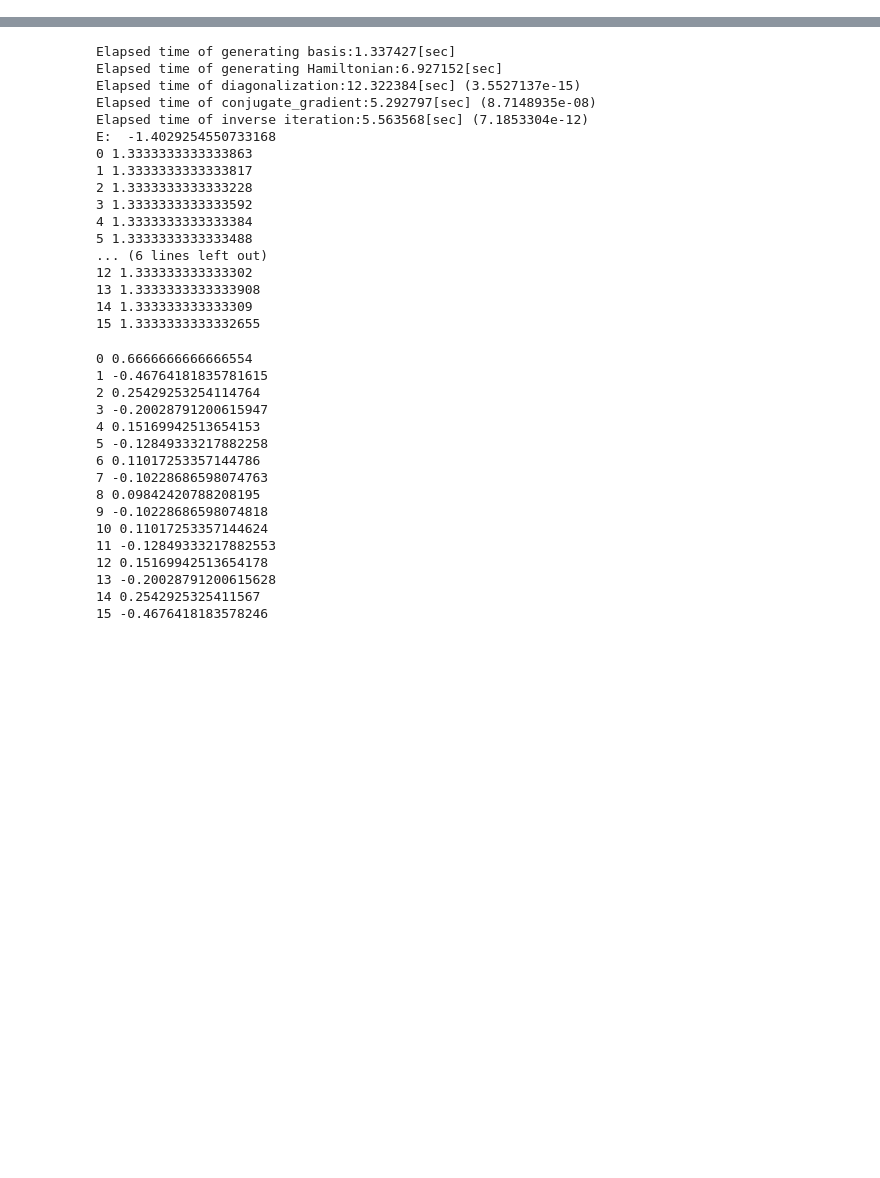
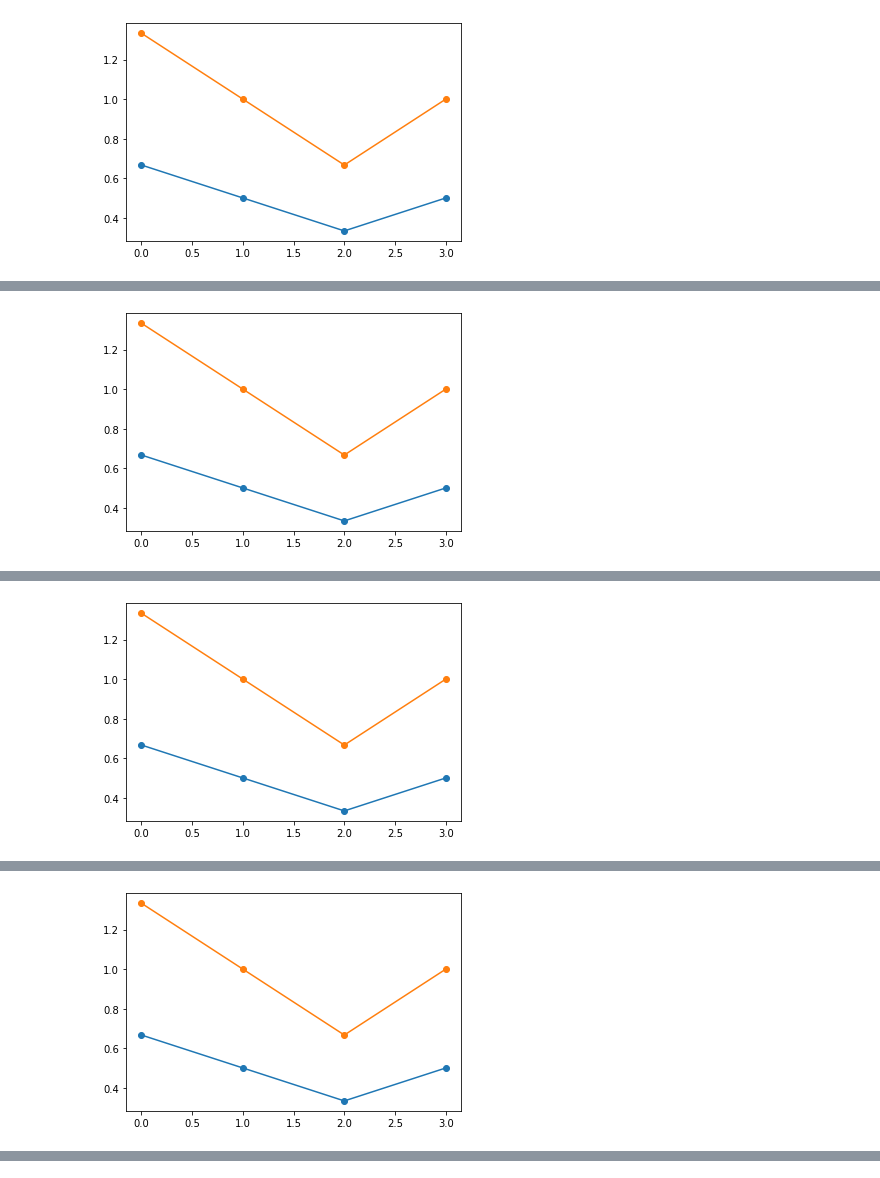
Before and after one commit to K-Suzuki-Jij/compnal_archived, a Jupyter notebook: notebooks/Untitled.ipynb, the cells around one changed output, grey strips where cells are left out. Cells and saved outputs as stored; diff of their text form; code cells hidden in the pictures; blank space fills up the shorter version.

Commit message:
Modify graph class

```diff
--- a/notebooks/Untitled.ipynb
+++ b/notebooks/Untitled.ipynb
@@ -6,7 +7,20 @@ import compnal
 # %%
-model = compnal.model.XXZ_1D(system_size = 16, spin = 1)
-model.set_J_z([1.0])
-model.set_J_xy([1.0])
+model = compnal.model.XXZ_1D(system_size = 4, spin = 1)
 model.boundary_condition = compnal.model.bc.PBC
+ed = compnal.solver.ExactDiag(model)
 # %%
-ed = compnal.solver.ExactDiag(model)
+for J_1 in [0.1, 0.2, 0.3, 0.4, 0.5, 0.6, 0.7]:
+    ed.model.set_J_z ([1.0, J_1])
+    ed.model.set_J_xy([1.0, J_1])
+    ed.calculate_ground_state()
+    r_set = [i for i in range(ed.model.system_size)]
+    szsz = []
+    spsm = []
+    for r in r_set:
+        szsz.append(abs(ed.calculate_correlation_function(ed.model.Sz, 0, ed.model.Sz, r)))
+        spsm.append(abs(ed.calculate_correlation_function(ed.model.Sp, 0, ed.model.Sm, r)))
+    print("E:", ed.get_eigenvalues())
+    plt.plot(r_set, szsz, marker="o")
+    plt.plot(r_set, spsm, marker="o")
+    plt.show()
+# %% [output]
@@ -12,0 +32 @@ ed = compnal.solver.ExactDiag(model)
+[figure, added]
@@ -12,0 +36 @@ ed = compnal.solver.ExactDiag(model)
+[figure, added]
@@ -12,0 +40 @@ ed = compnal.solver.ExactDiag(model)
+[figure, added]
@@ -12,0 +44 @@ ed = compnal.solver.ExactDiag(model)
+[figure, added]
@@ -13,46 +56,0 @@ ed = compnal.solver.ExactDiag(model)
-# %%
-ed.calculate_ground_state("Lanczos")
-print("E: ", ed.get_eigenvalues()[0]/model.system_size)
-s = ed.model.Sp*ed.model.Sm
-for i in range(ed.model.system_size):
-    v = ed.calculate_expectation_value(s, i)
-    print(i, v)
-# %% [output]
-Elapsed time of generating basis:1.337427[sec]
-Elapsed time of generating Hamiltonian:6.927152[sec]
-Elapsed time of diagonalization:12.322384[sec] (3.5527137e-15)
-Elapsed time of conjugate_gradient:5.292797[sec] (8.7148935e-08)
-Elapsed time of inverse iteration:5.563568[sec] (7.1853304e-12)
-E:  -1.4029254550733168
-0 1.3333333333333863
-1 1.3333333333333817
-2 1.3333333333333228
-3 1.3333333333333592
-4 1.3333333333333384
-5 1.3333333333333488
-... (6 lines left out)
-12 1.333333333333302
-13 1.3333333333333908
-14 1.333333333333309
-15 1.3333333333332655
-# %%
-for i in range(ed.model.system_size):
-    v = ed.calculate_correlation_function(ed.model.Sz, 0, ed.model.Sz, i)
-    print(i, v)
-# %% [output]
-0 0.6666666666666554
-1 -0.46764181835781615
-2 0.25429253254114764
-3 -0.20028791200615947
-4 0.15169942513654153
-5 -0.12849333217882258
-6 0.11017253357144786
-7 -0.10228686598074763
-8 0.09842420788208195
-9 -0.10228686598074818
-10 0.11017253357144624
-11 -0.12849333217882553
-12 0.15169942513654178
-13 -0.20028791200615628
-14 0.2542925325411567
-15 -0.4676418183578246
```
Also changed, not shown: parts of 3 cells of this notebook, 46 other files.
